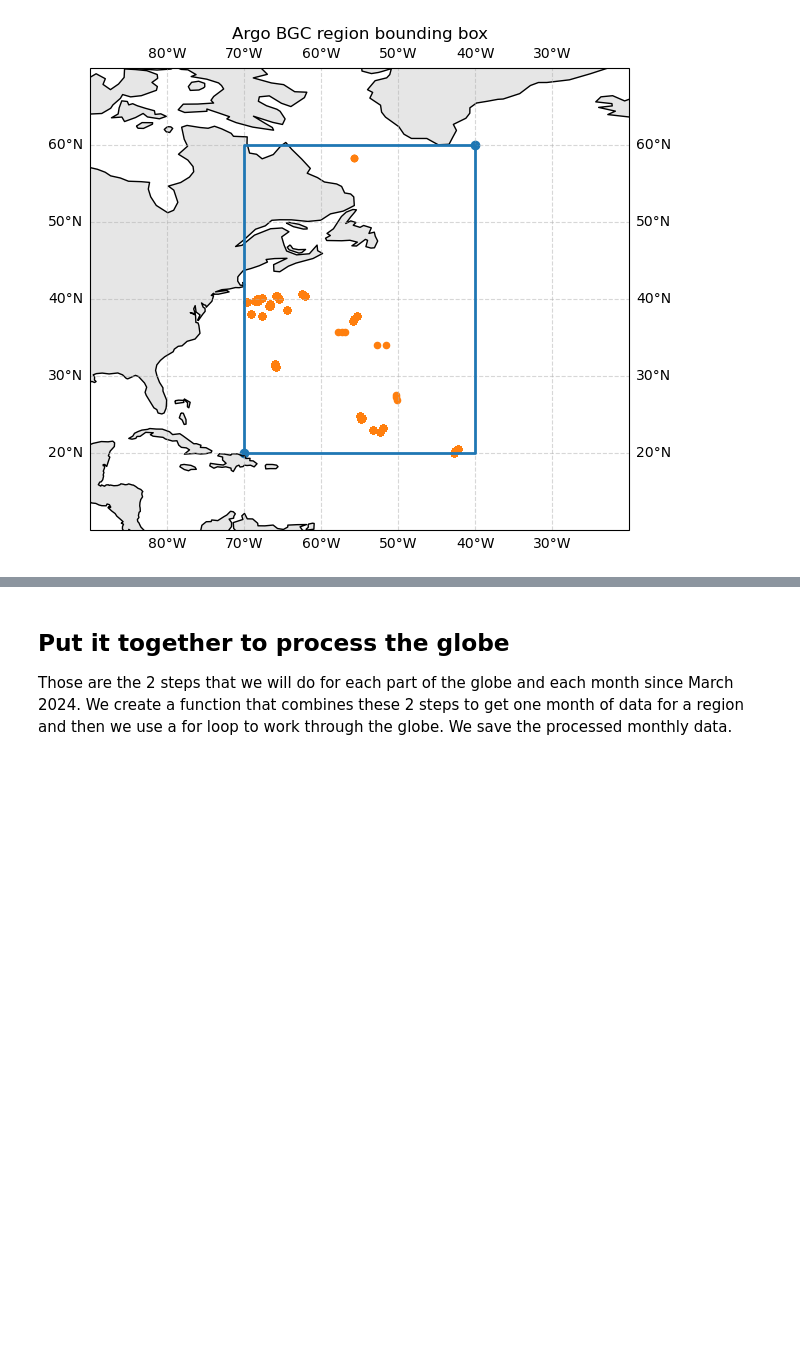
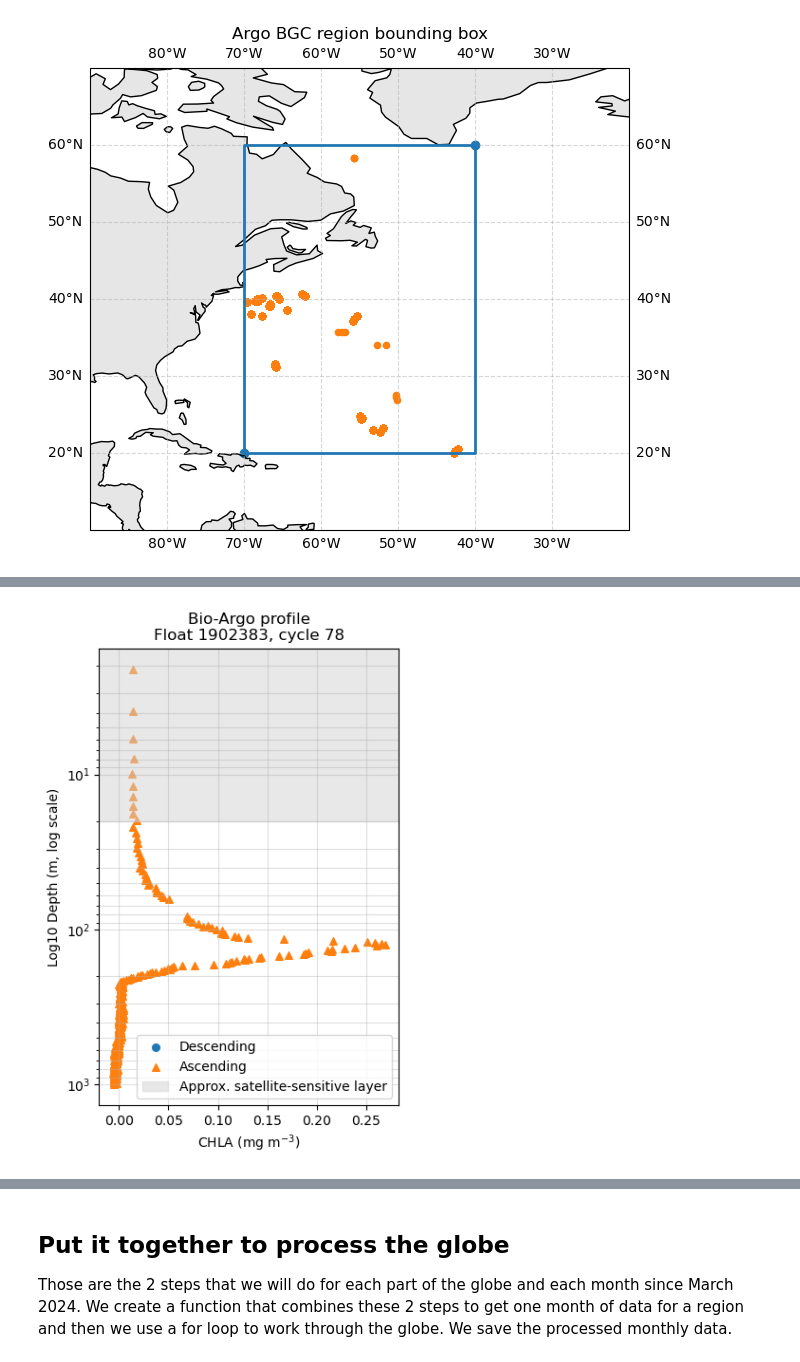
Before and after one commit to eeholmes/2025-tutorials, a Jupyter notebook: argopy.ipynb, the cells around one changed output, grey strips where cells are left out. Saved outputs shown, nothing was run; the diff lists cells and outputs as text; code cells hidden in the pictures; blank space fills up the shorter version.

```diff
--- a/argopy.ipynb
+++ b/argopy.ipynb
@@ -54,0 +74,3 @@ ds_na = (
+# %%
+# Get the data using the to_xarray() method
+ds_na = fetcher.to_xarray()
@@ -101 +149,72 @@ plt.show()
+# %%
+import numpy as np
+import matplotlib.pyplot as plt
+
+ds = ds_na  # just to keep the name short
+
+# Unique platform numbers in the dataset
+platforms = np.unique(ds["PLATFORM_NUMBER"].values)
+plat = int(platforms[0])
+
+# All cycles for that platform
+cycles = ds["CYCLE_NUMBER"].where(ds["PLATFORM_NUMBER"] == plat, drop=True)
+cycles = np.unique(cycles.values)
+cyc = int(cycles[0])
+
+# Select all points belonging to that profile
+prof = ds.where(
+    (ds["PLATFORM_NUMBER"] == plat) & (ds["CYCLE_NUMBER"] == cyc),
+    drop=True
+)
+
+chl   = prof["CHLA"]
+pres  = prof["PRES"]
+direction = prof["DIRECTION"]   # 'A' or 'D'
+
+# Depth in meters ~ pressure in dbar
+depth = pres
+depth_plot = depth.clip(min=1)  # avoid 0 for log scale
+
+# Masks for ascending/descending
+asc_mask = (direction == "A")
+des_mask = (direction == "D")
+
+fig, ax = plt.subplots(figsize=(4, 6))
+
+# Plot descending profile
+ax.scatter(
+    chl.where(des_mask),
+    depth_plot.where(des_mask),
+    label="Descending",
+    s=30,
+)
+
+# Plot ascending profile
+ax.scatter(
+    chl.where(asc_mask),
+    depth_plot.where(asc_mask),
+    label="Ascending",
+    s=30,
+    marker="^",
+)
+
+# Add a shaded layer representing the satellite-sensitive layer (e.g. 0–20 m)
+z_sat = 20  # meters; adjust to taste for your explanation
+ax.axhspan(0, z_sat, color="lightgrey", alpha=0.5,
+           label="Approx. satellite-sensitive layer")
+
+# Log scale on depth axis, surface at top
+ax.set_yscale("log")
+ax.invert_yaxis()
+
+ax.set_xlabel("CHLA (mg m$^{-3}$)")
+ax.set_ylabel("Log10 Depth (m, log scale)")
+ax.set_title(f"Bio-Argo profile\nFloat {plat}, cycle {cyc}")
+ax.grid(True, which="both", alpha=0.4)
+ax.legend(loc="lower right")
+
+plt.tight_layout()
+plt.show()
+# %% [output]
+[figure, added]
 # %% [markdown]
```
Also changed, not shown: parts of 16 cells of this notebook.
